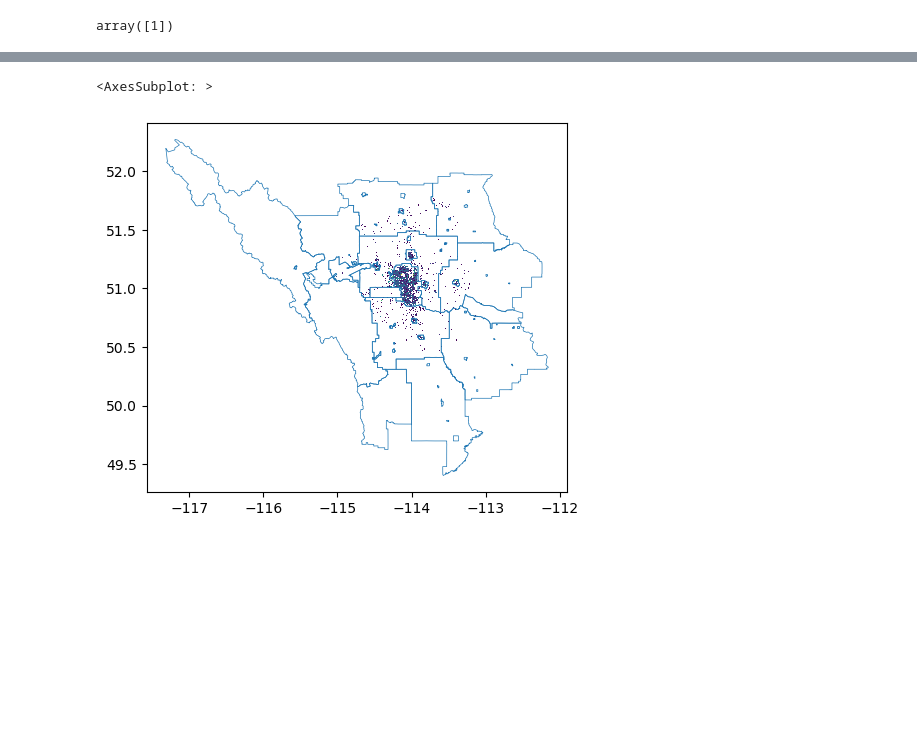
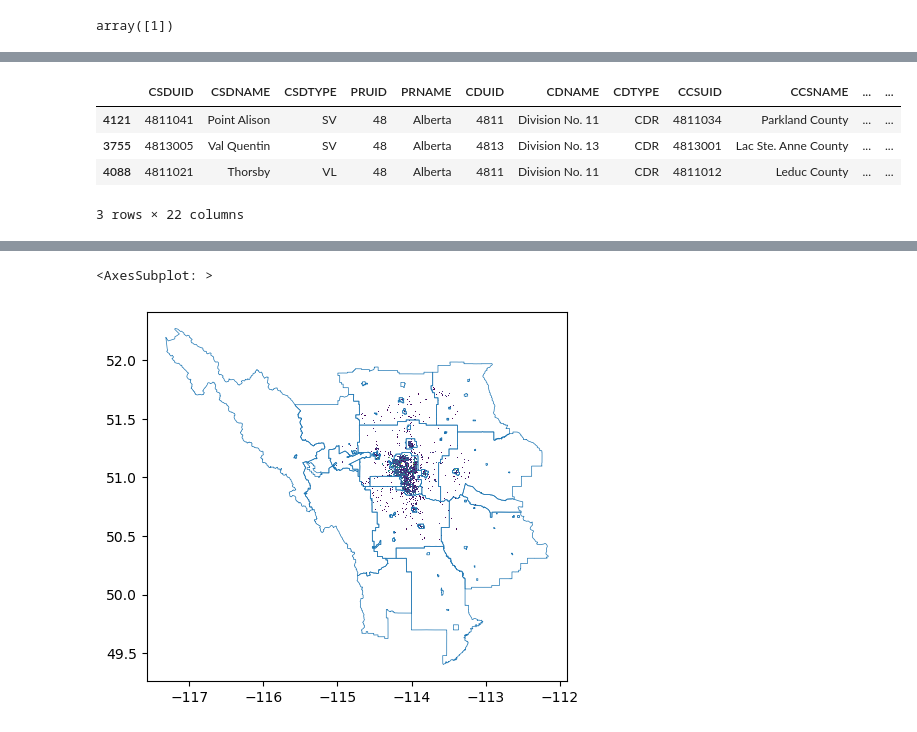
Before and after one commit to cybera/ookla-statcan-t1, a Jupyter notebook: notebooks/Soniya'sNotebook.ipynb, the cells around one changed output, grey strips where cells are left out. Cells and saved outputs as stored; diff of their text form; code cells hidden in the pictures; blank space fills up the shorter version.

```diff
--- a/notebooks/Soniya'sNotebook.ipynb
+++ b/notebooks/Soniya'sNotebook.ipynb
@@ -51,0 +74,10 @@ array([1])
+# %%
+nearby_census_subdivs = statcan.boundary('census_subdivisions').sjoin(edmonton_area[['PCNAME','PCTYPE','PCCLASS','geometry']], how='inner')
+del nearby_census_subdivs['index_right']
+nearby_census_subdivs.sample(3)
+# %% [output]
+|  | CSDUID | CSDNAME | CSDTYPE | PRUID | PRNAME | CDUID | CDNAME | CDTYPE | CCSUID | CCSNAME | ... | ... |
+| 4121 | 4811041 | Point Alison | SV | 48 | Alberta | 4811 | Division No. 11 | CDR | 4811034 | Parkland County | ... | ... |
+| 3755 | 4813005 | Val Quentin | SV | 48 | Alberta | 4813 | Division No. 13 | CDR | 4813001 | Lac Ste. Anne County | ... | ... |
+| 4088 | 4811021 | Thorsby | VL | 48 | Alberta | 4811 | Division No. 11 | CDR | 4811012 | Leduc County | ... | ... |
+3 rows × 22 columns
```
Also changed, not shown: parts of 6 cells of this notebook.
